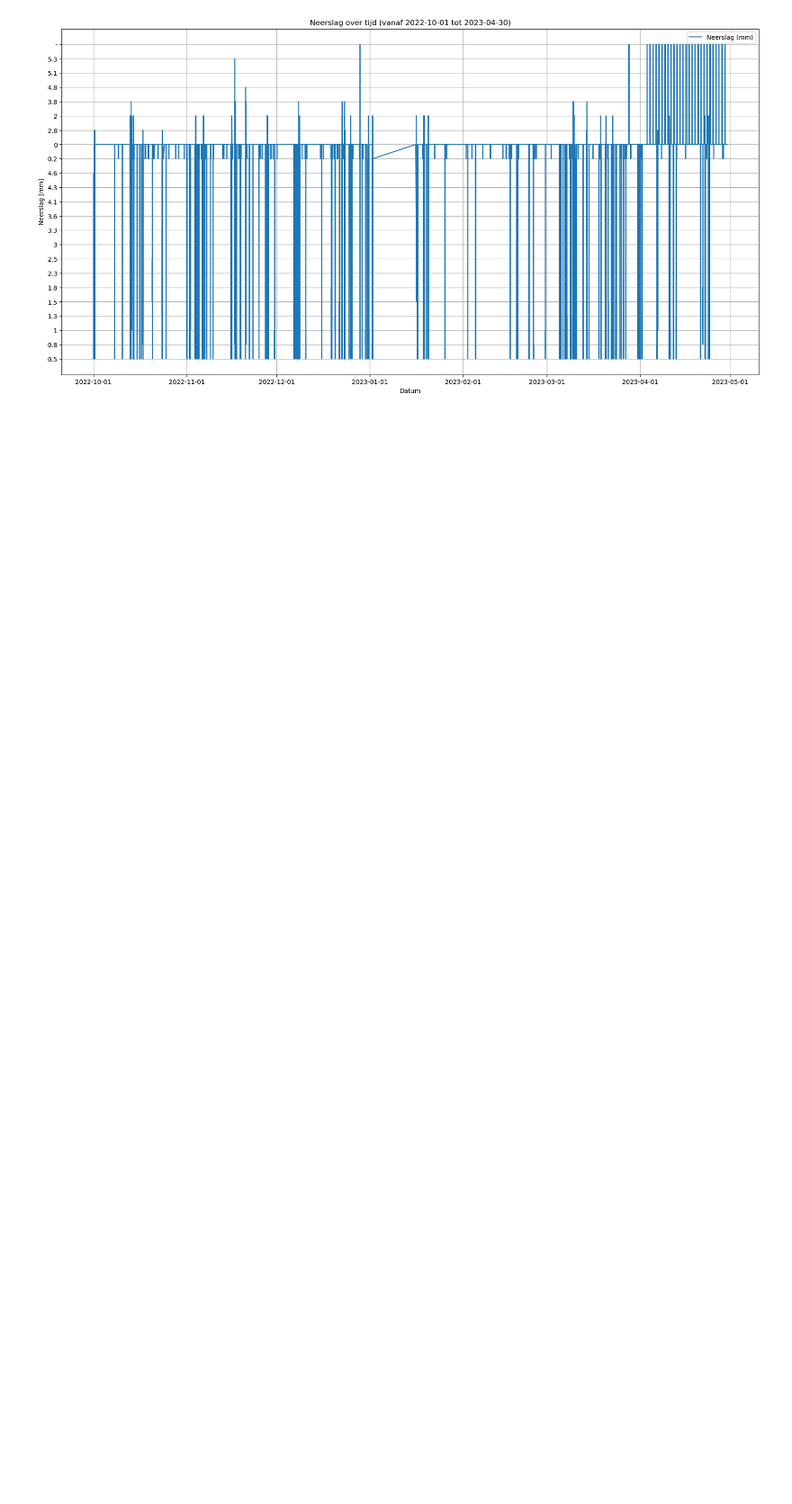
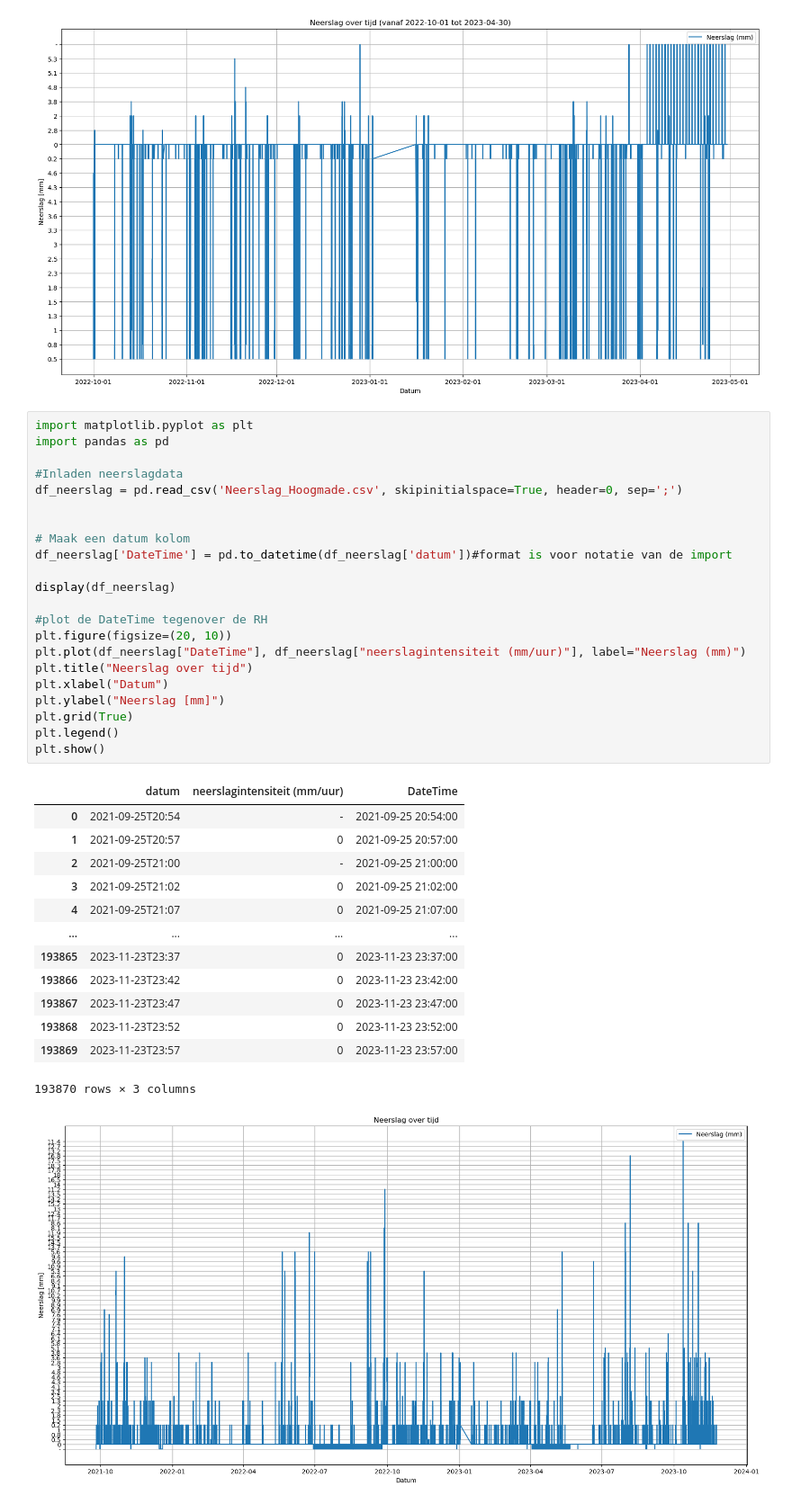
Before and after one commit to Dim277/Casus_waterbergende_weg, a Jupyter notebook: TesTies.ipynb, the cells around one changed output. Shown at 90% size. Drawn from its saved outputs; the diff is of its cells as text; blank space fills up the shorter version.

```diff
--- a/TesTies.ipynb
+++ b/TesTies.ipynb
@@ -225,3 +222,40 @@ plt.legend()
 plt.show()
 # %% [output]
 [figure]
+# %%
+import matplotlib.pyplot as plt
+import pandas as pd
+
+#Inladen neerslagdata
+df_neerslag = pd.read_csv('Neerslag_Hoogmade.csv', skipinitialspace=True, header=0, sep=';')
+
+
+# Maak een datum kolom
+df_neerslag['DateTime'] = pd.to_datetime(df_neerslag['datum'])#format is voor notatie van de import
+
+display(df_neerslag)
+
+#plot de DateTime tegenover de RH
+plt.figure(figsize=(20, 10))
+plt.plot(df_neerslag["DateTime"], df_neerslag["neerslagintensiteit (mm/uur)"], label="Neerslag (mm)")
+plt.title("Neerslag over tijd")
+plt.xlabel("Datum")
+plt.ylabel("Neerslag [mm]")
+plt.grid(True)
+plt.legend()
+plt.show()
+# %% [output]
+|  | datum | neerslagintensiteit (mm/uur) | DateTime |
+| 0 | 2021-09-25T20:54 | - | 2021-09-25 20:54:00 |
+| 1 | 2021-09-25T20:57 | 0 | 2021-09-25 20:57:00 |
+| 2 | 2021-09-25T21:00 | - | 2021-09-25 21:00:00 |
+| 3 | 2021-09-25T21:02 | 0 | 2021-09-25 21:02:00 |
+| 4 | 2021-09-25T21:07 | 0 | 2021-09-25 21:07:00 |
+| ... | ... | ... | ... |
+| 193865 | 2023-11-23T23:37 | 0 | 2023-11-23 23:37:00 |
+| 193866 | 2023-11-23T23:42 | 0 | 2023-11-23 23:42:00 |
+| 193867 | 2023-11-23T23:47 | 0 | 2023-11-23 23:47:00 |
+| 193868 | 2023-11-23T23:52 | 0 | 2023-11-23 23:52:00 |
+| 193869 | 2023-11-23T23:57 | 0 | 2023-11-23 23:57:00 |
+193870 rows × 3 columns
+[figure, added]
```
Also changed, not shown: parts of 1 cell of this notebook.
